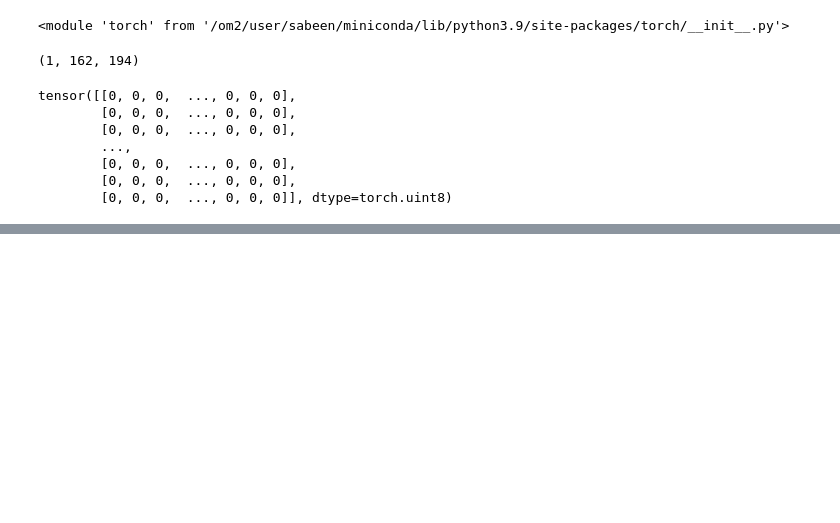
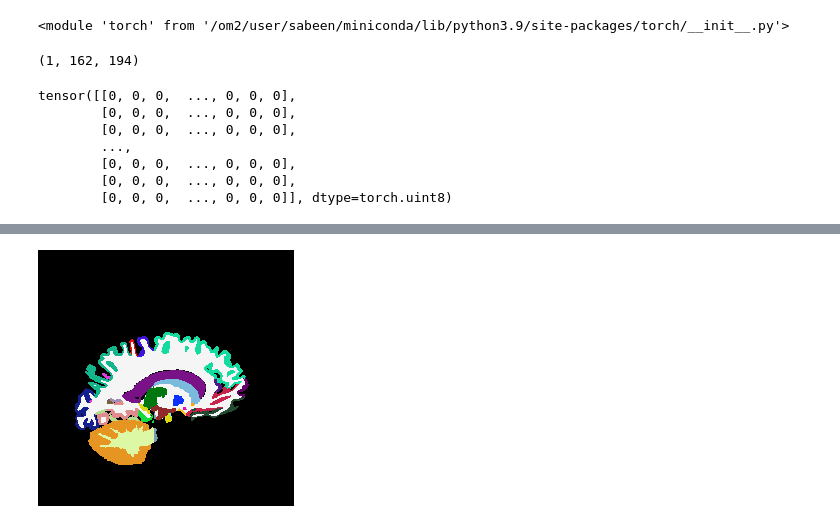
Before and after one commit to sabeenlohawala/brain_segmentation, a Jupyter notebook: notebooks/augmentation_scratch.ipynb, the cells around one changed output, grey strips where cells are left out. Cells and saved outputs as stored; diff of their text form; code cells hidden in the pictures; blank space fills up the shorter version.

```diff
--- a/notebooks/augmentation_scratch.ipynb
+++ b/notebooks/augmentation_scratch.ipynb
@@ -682,0 +718,7 @@ tensor([[0, 0, 0,  ..., 0, 0, 0],
+# %%
+ind = random.randint(0,len(masks))
+# %%
+image = np.load(images[ind])
+mask = np.load(masks[ind]).astype('int16')
+# %%
+mask, class_mapping = mapping(mask,nr_of_classes=50,reference_col="original", class_mapping=None)
@@ -682,0 +736,8 @@ tensor([[0, 0, 0,  ..., 0, 0, 0],
+# %%
+colors = __rgb_map_for_data(50)
+color_range = np.zeros((256,3))
+color_range[:colors.shape[0],:] = colors
+# %%
+__create_plot(False,np.uint8(mask[0,:,:]),'',color_range=color_range)
+# %% [output]
+[figure, added]
```
Also changed, not shown: parts of 24 cells of this notebook, 6 other files.
